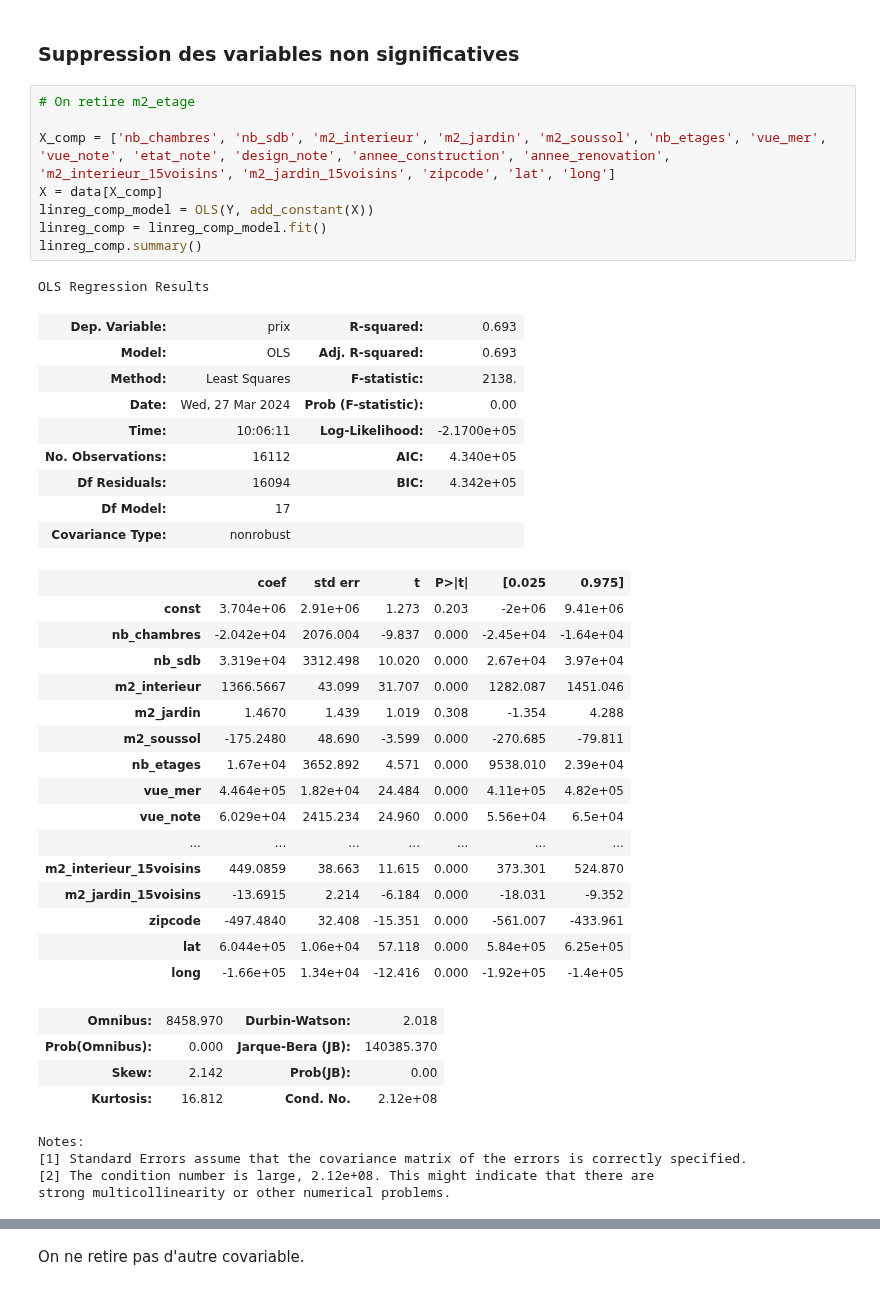
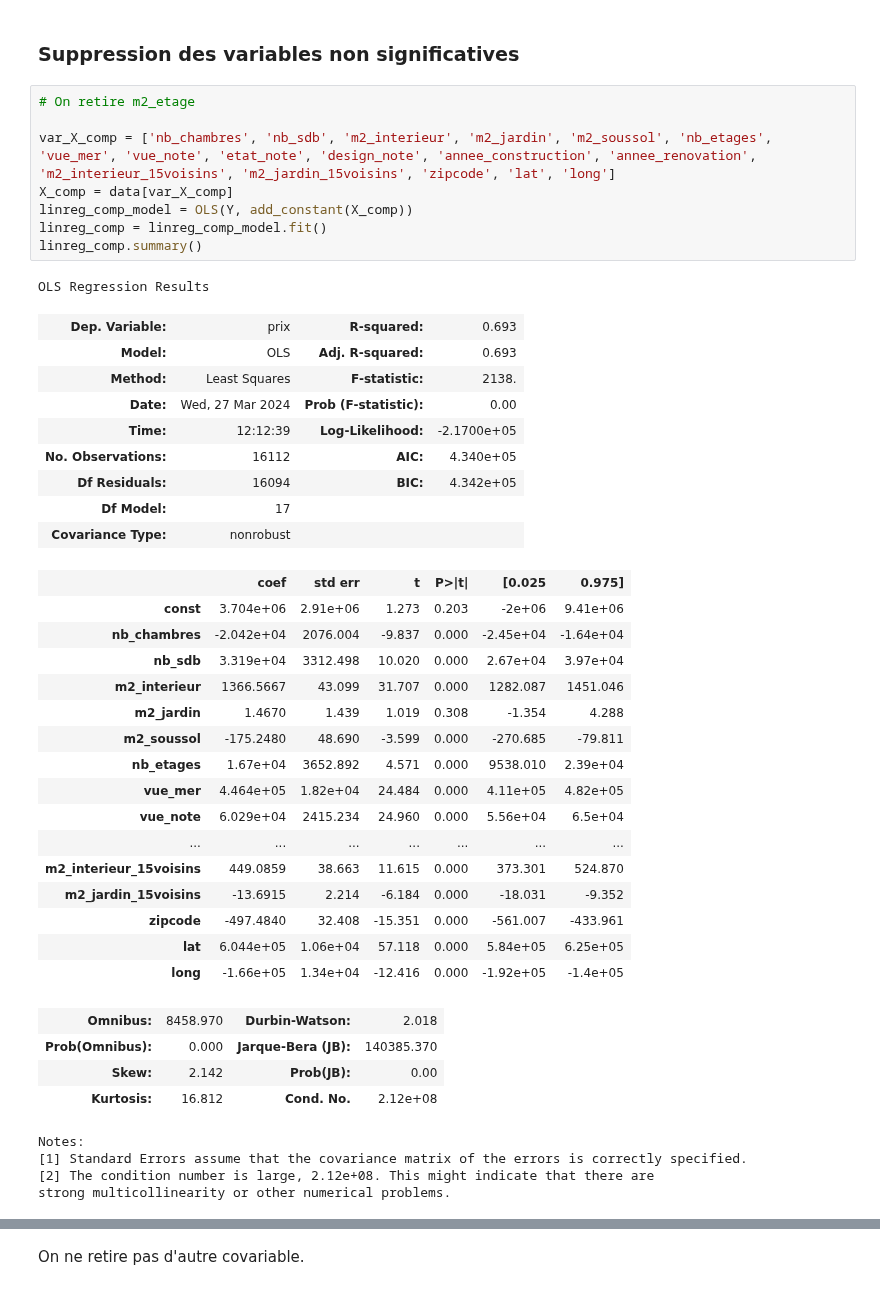
Before and after one commit to ErwannE/Challenge_PRAMA, a Jupyter notebook: linear_regression.ipynb, the cells around one changed output, grey strips where cells are left out. Cells and saved outputs as stored; diff of their text form.

```diff
--- a/linear_regression.ipynb
+++ b/linear_regression.ipynb
@@ -80,18 +89,18 @@ Number of parameter of the complete model: 19
 # %%
 # On retire m2_etage
 
-X_comp = ['nb_chambres', 'nb_sdb', 'm2_interieur', 'm2_jardin', 'm2_soussol', 'nb_etages', 'vue_mer', 'vue_note', 'etat_note', 'design_note', 'annee_construction', 'annee_renovation', 'm2_interieur_15voisins', 'm2_jardin_15voisins', 'zipcode', 'lat', 'long']
-X = data[X_comp]
-linreg_comp_model = OLS(Y, add_constant(X))
+var_X_comp = ['nb_chambres', 'nb_sdb', 'm2_interieur', 'm2_jardin', 'm2_soussol', 'nb_etages', 'vue_mer', 'vue_note', 'etat_note', 'design_note', 'annee_construction', 'annee_renovation', 'm2_interieur_15voisins', 'm2_jardin_15voisins', 'zipcode', 'lat', 'long']
+X_comp = data[var_X_comp]
+linreg_comp_model = OLS(Y, add_constant(X_comp))
 linreg_comp = linreg_comp_model.fit()
 linreg_comp.summary()
 # %% [output]
 OLS Regression Results
 | Dep. Variable: | prix | R-squared: | 0.693 |
 | Model: | OLS | Adj. R-squared: | 0.693 |
 | Method: | Least Squares | F-statistic: | 2138. |
 | Date: | Wed, 27 Mar 2024 | Prob (F-statistic): | 0.00 |
-| Time: | 10:06:11 | Log-Likelihood: | -2.1700e+05 |
+| Time: | 12:12:39 | Log-Likelihood: | -2.1700e+05 |
 | No. Observations: | 16112 | AIC: | 4.340e+05 |
 | Df Residuals: | 16094 | BIC: | 4.342e+05 |
 | Df Model: | 17 |  |  |
```
Also changed, not shown: parts of 56 cells of this notebook.
